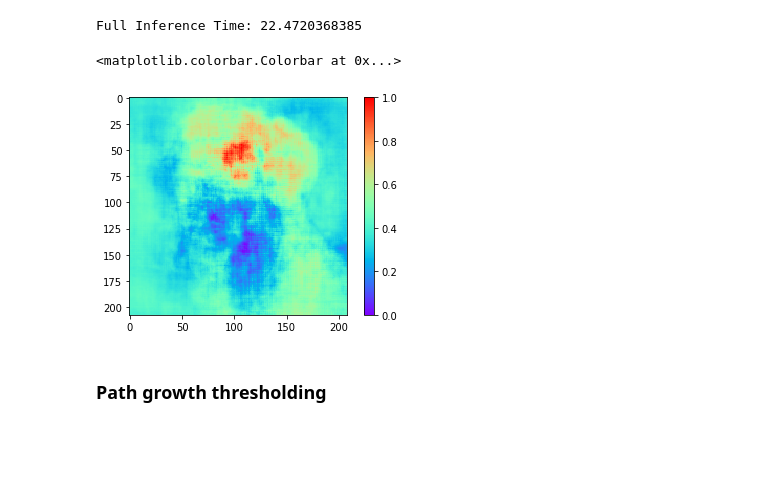
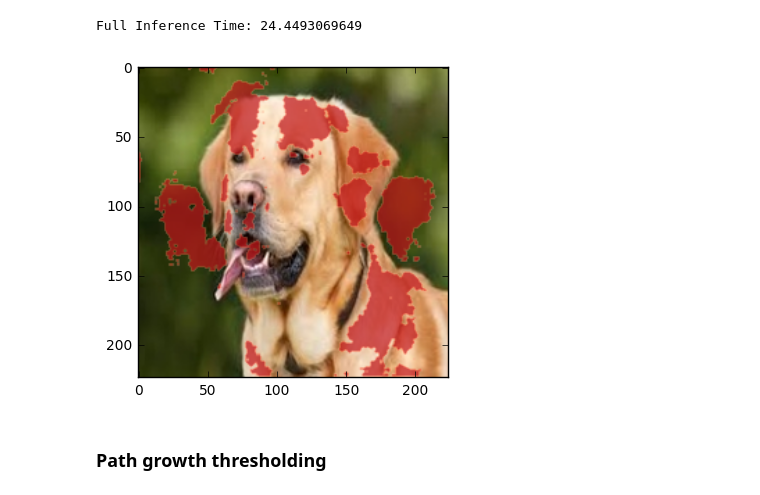
Before and after one commit to xil222/krypton, a Jupyter notebook: notebooks/cuda_impl_resnet18.ipynb, the cells around one changed output. Saved outputs shown, nothing was run; the diff lists cells and outputs as text; code cells hidden in the pictures; blank space fills up the shorter version.

```diff
--- a/notebooks/cuda_impl_resnet18.ipynb
+++ b/notebooks/cuda_impl_resnet18.ipynb
@@ -19,28 +19,29 @@ from cnn.resnet18_inc_v1 import IncrementalResNet18V1
 
 image_file_path = "../cnn/dog_resized.jpg"
 interested_logit_index = 208
+# %%
+patch_size = 5
+stride = 1
 # %%
 # torch.cuda.synchronize()
 prev_time = time.time()
-outputs_full = full_inference_e2e(ResNet18, image_file_path, 16, 1, interested_logit_index, batch_size=128)
+outputs_full = full_inference_e2e(ResNet18, image_file_path, patch_size, stride, interested_logit_index, batch_size=128)
 torch.cuda.synchronize()
 full_inference_time = time.time() - prev_time
 print("Full Inference Time: " + str(full_inference_time))
 # %% [output]
-Full Inference Time: 22.4720368385
+Full Inference Time: 24.4493069649
 # %%
 x = outputs_full
 xmax, xmin = x.max(), x.min()
 x = 1 - (x - xmin)/(xmax - xmin)
 
 outputs_full_final = x
 np.savetxt('temp', outputs_full_final)
 
-plt.imshow(x, cmap=plt.cm.rainbow, interpolation='none')
-plt.colorbar()
+show_heatmap_on_image(image_file_path, x, patch_size, stride)
 # %% [output]
-<matplotlib.colorbar.Colorbar at 0x...>
-[figure, old version]
+[figure, new version]
 # %%
 gc.collect()
 torch.cuda.empty_cache()
```
Also changed, not shown: parts of 7 cells of this notebook, 18 other files.
